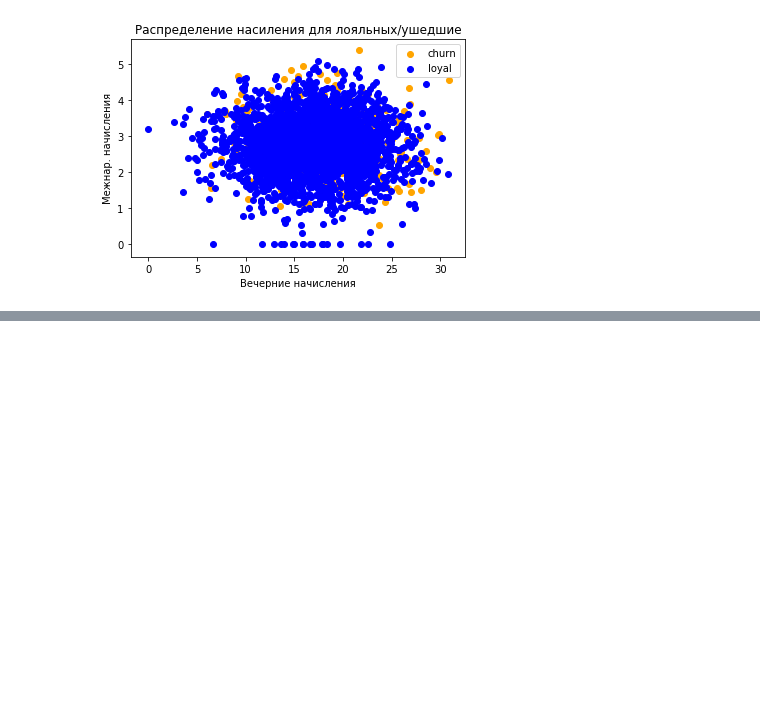
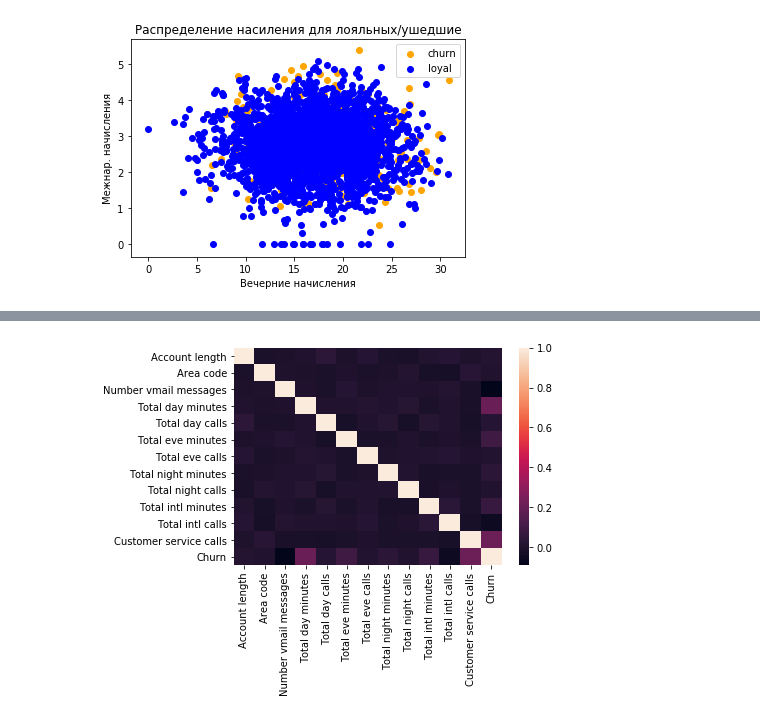
Before and after one commit to lluidesia/my-data-science-study-jam, a Jupyter notebook: Mlcourse_open/Week2__visual_analysis/my_video_lesson4.ipynb, the cells around one changed output, grey strips where cells are left out. Drawn from its saved outputs; the diff is of its cells as text; code cells hidden in the pictures; blank space fills up the shorter version.

```diff
--- a/Mlcourse_open/Week2__visual_analysis/my_video_lesson4.ipynb
+++ b/Mlcourse_open/Week2__visual_analysis/my_video_lesson4.ipynb
@@ -115,0 +174,4 @@ plt.legend();
+# %%
+sns.heatmap(df.drop(feat, axis=1).corr());
+# %% [output]
+[figure, added]
```
Also changed, not shown: parts of 23 cells of this notebook, 5 other files.
